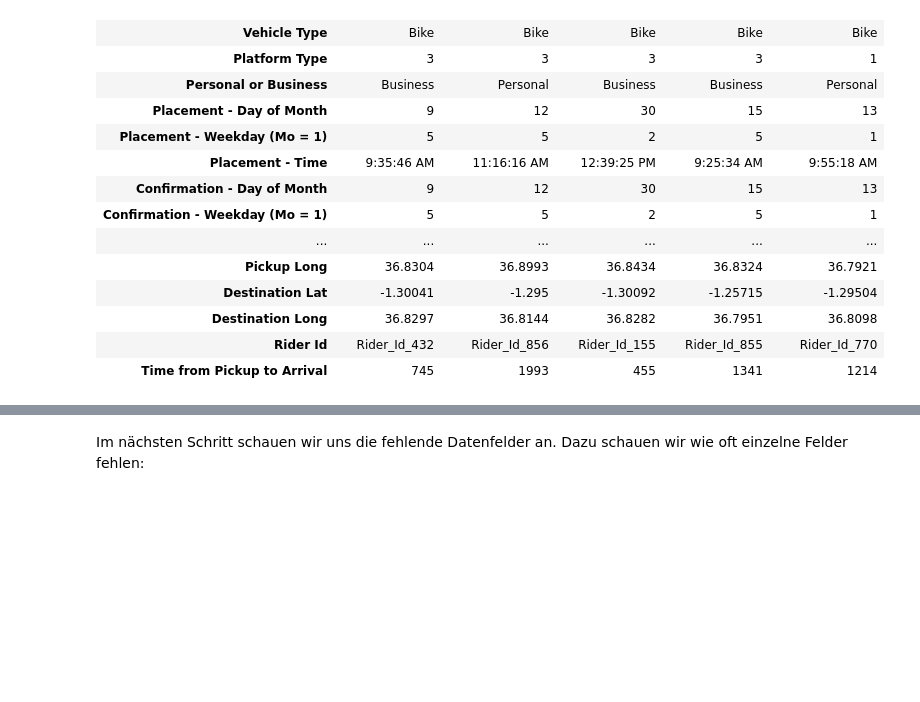
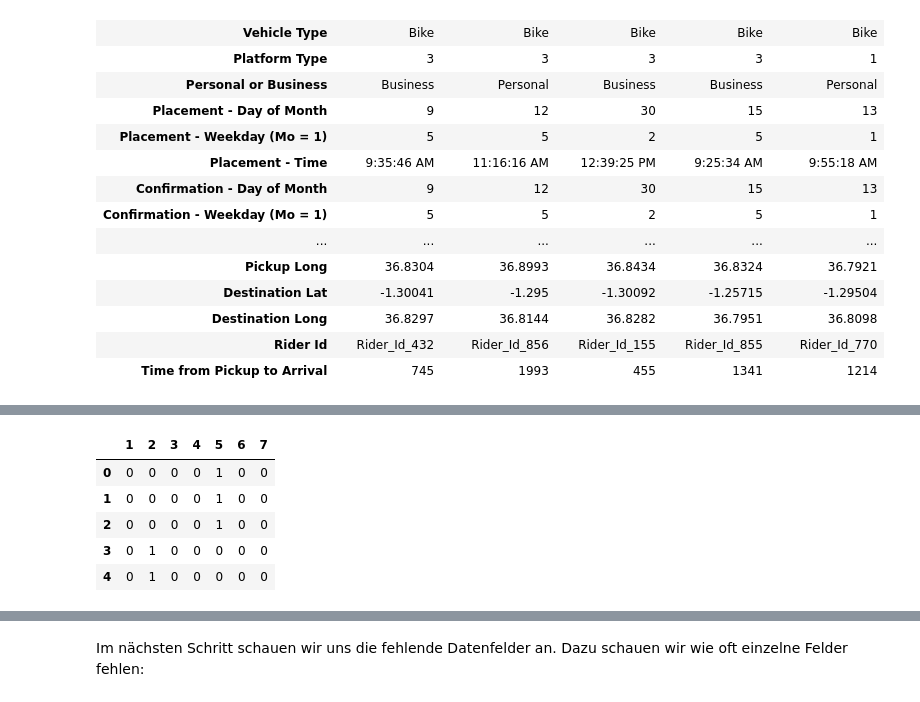
Before and after one commit to daniel-vera-g/ml-kurs, a Jupyter notebook: 3_Feature_Engineering.ipynb, the cells around one changed output, grey strips where cells are left out. Cells and saved outputs as stored; diff of their text form; code cells hidden in the pictures; blank space fills up the shorter version.

```diff
--- a/3_Feature_Engineering.ipynb
+++ b/3_Feature_Engineering.ipynb
@@ -94,0 +112,10 @@ data.head().T
+# %%
+one_hot_feature_2 = pd.get_dummies(data["Placement - Weekday (Mo = 1)"])
+one_hot_feature_2.head()
+# %% [output]
+|  | 1 | 2 | 3 | 4 | 5 | 6 | 7 |
+| 0 | 0 | 0 | 0 | 0 | 1 | 0 | 0 |
+| 1 | 0 | 0 | 0 | 0 | 1 | 0 | 0 |
+| 2 | 0 | 0 | 0 | 0 | 1 | 0 | 0 |
+| 3 | 0 | 1 | 0 | 0 | 0 | 0 | 0 |
+| 4 | 0 | 1 | 0 | 0 | 0 | 0 | 0 |
```
Also changed, not shown: parts of 72 cells of this notebook.
